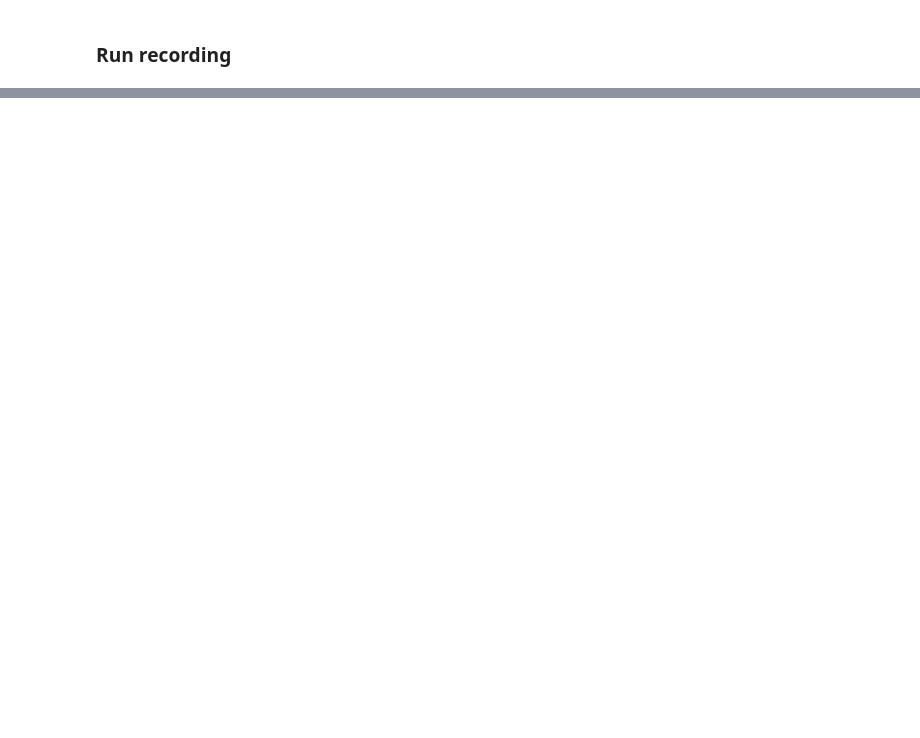
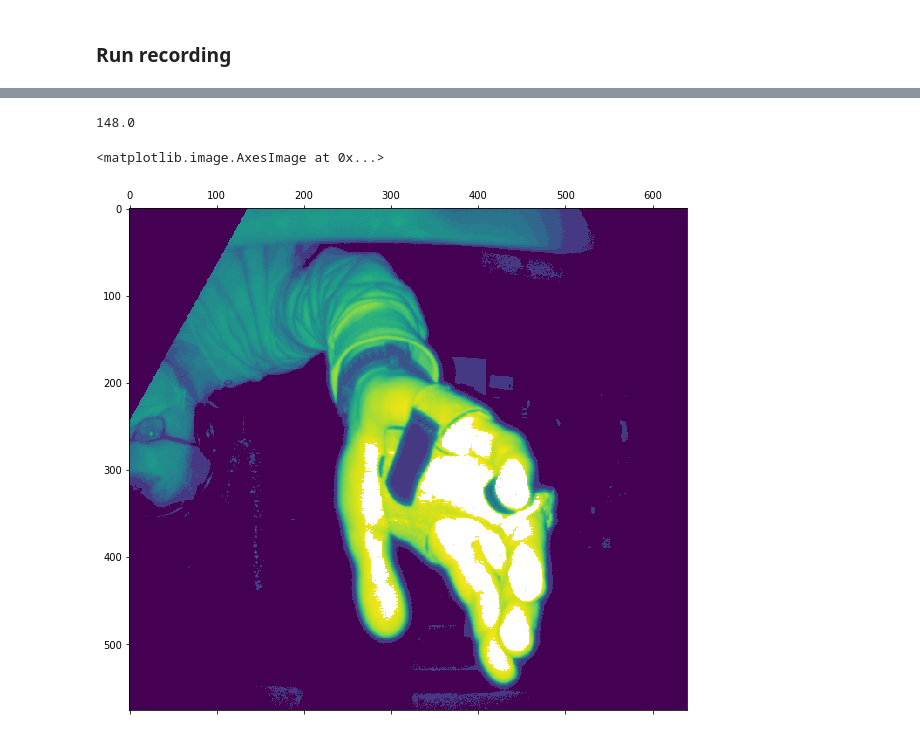
Before and after one commit to timsainb/kinectacq, a Jupyter notebook: notebooks/run_azures.ipynb, the cells around one changed output, grey strips where cells are left out. Cells and saved outputs as stored; diff of their text form; code cells hidden in the pictures; blank space fills up the shorter version.

```diff
--- a/notebooks/run_azures.ipynb
+++ b/notebooks/run_azures.ipynb
@@ -80,0 +111,6 @@ start_recording(
+# %%
+vidcap = cv2.VideoCapture((filename_prefix / 'master' /  "ir.avi").as_posix())
+total_frames = vidcap.get(7)
+print(total_frames)
+# %% [output]
+148.0
@@ -80,0 +122,6 @@ start_recording(
+# %%
+fig, ax = plt.subplots(figsize=(10,10))
+ax.matshow(np.log(1+frame)[:,:,0])
+# %% [output]
+<matplotlib.image.AxesImage at 0x...>
+[figure, added]
```
Also changed, not shown: parts of 14 cells of this notebook, 35 other files.
